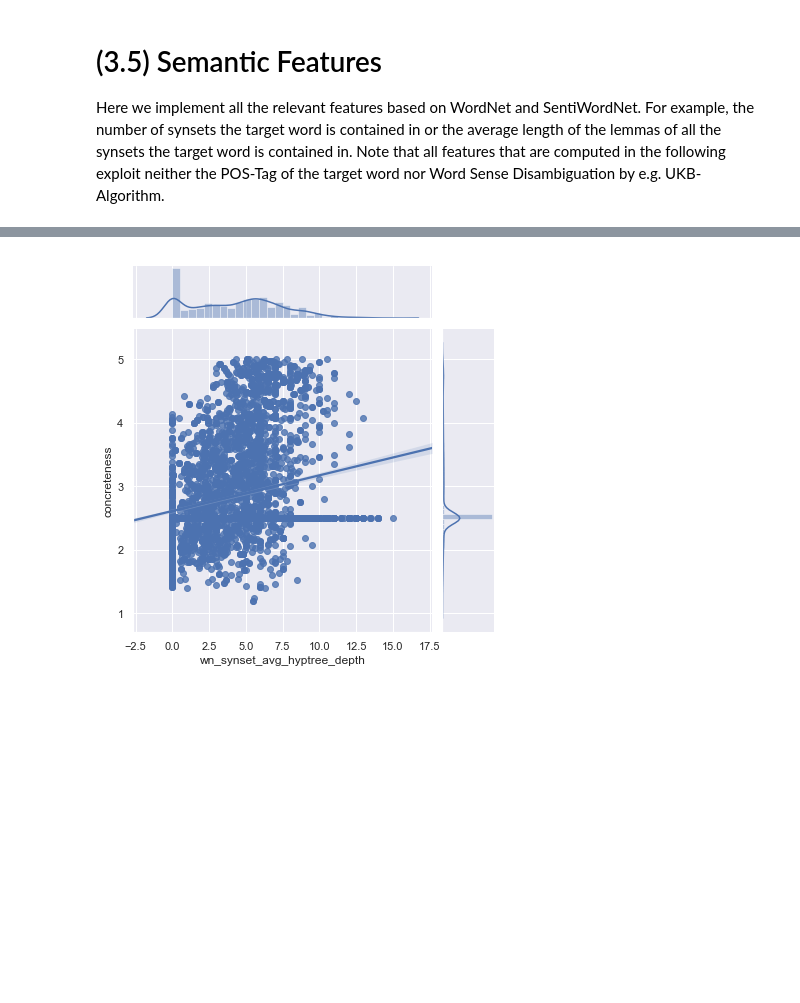
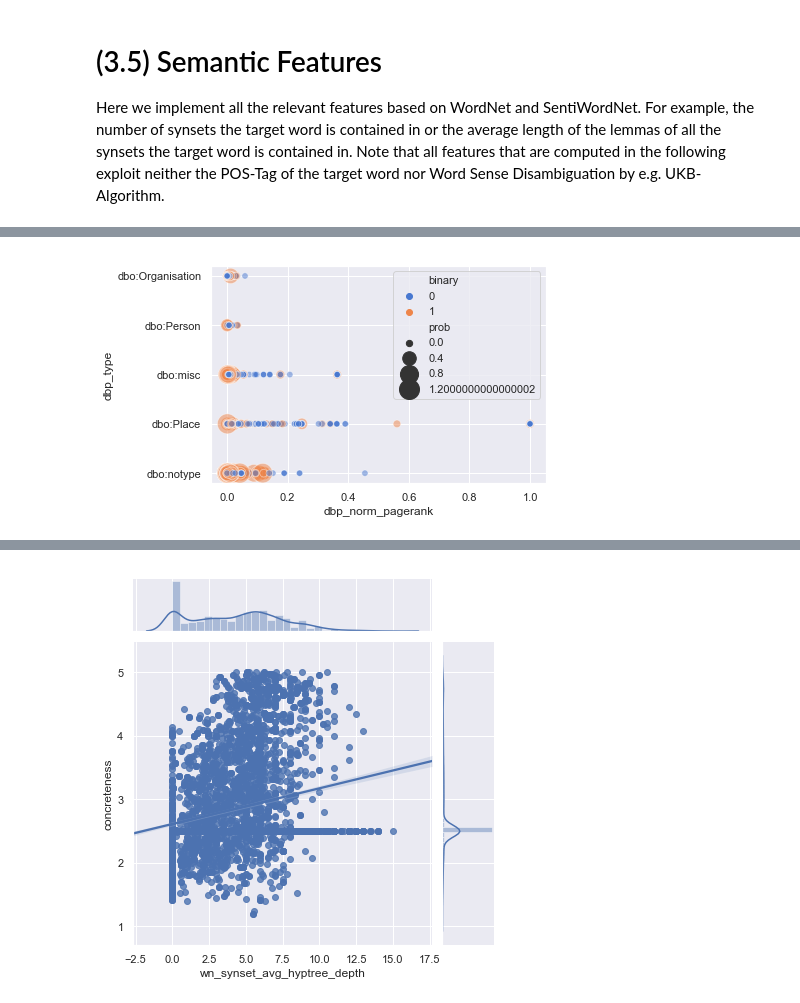
Before and after one commit to kristiankolthoff/CoWoPhId, a Jupyter notebook: python/features_cwi.ipynb, the cells around one changed output, grey strips where cells are left out. Saved outputs shown, nothing was run; the diff lists cells and outputs as text; code cells hidden in the pictures; blank space fills up the shorter version.

```diff
--- a/python/features_cwi.ipynb
+++ b/python/features_cwi.ipynb
@@ -1347,0 +1748,17 @@ def brown_clustering_cluster_size_all(target):
+# %%
+import pickle
+
+with open('resources/dbpedia-cache/dbpedia_annotations_00.json', 'rb') as fp:
+    dbpedia_00 = pickle.load(fp)
+
+with open('resources/dbpedia-cache/dbpedia_annotations_25.json', 'rb') as fp:
+    dbpedia_25 = pickle.load(fp)
+
+with open('resources/dbpedia-cache/dbpedia_annotations_50.json', 'rb') as fp:
+    dbpedia_50 = pickle.load(fp)
+
+with open('resources/dbpedia-cache/dbpedia_annotations_75.json', 'rb') as fp:
+    dbpedia_75 = pickle.load(fp)
+
+with open('resources/dbpedia-cache/pagerank.json', 'rb') as fp:
+        page_rank = pickle.load(fp)
@@ -1347,0 +1901,3 @@ def brown_clustering_cluster_size_all(target):
+# %%
+dataset_fc_dbpedia = [FeatureDataset(ds.name, fc_dbpedia,
+                fc_dbpedia.func(ds.train), fc_dbpedia.func(ds.test)) for ds in datasets]
@@ -1347,0 +1925,20 @@ def brown_clustering_cluster_size_all(target):
+# %%
+concat_features = concat_feature_datasets(dataset_fc_dbpedia, dataset_fc_orthographic,
+                                          dataset_fc_psycholinguistic)
+# %%
+import seaborn as sns
+import matplotlib.pyplot as plt
+
+sns.set(style="darkgrid")
+
+#Select wikipedia train set of concatenation
+data = concat_features[0].train
+#data = data.loc[data.cal_ngram_2_sim_min<0.3,]
+
+complexity_plot = sns.scatterplot(x="dbp_norm_pagerank", y="dbp_type", hue="binary", size='prob',
+            sizes=(40, 400), alpha=.5, palette="muted",
+            data=data)
+complexity_plot.legend(scatterpoints=1)
+plt.show(complexity_plot)
+# %% [output]
+[figure, added]
```
Also changed, not shown: parts of 58 cells of this notebook.
